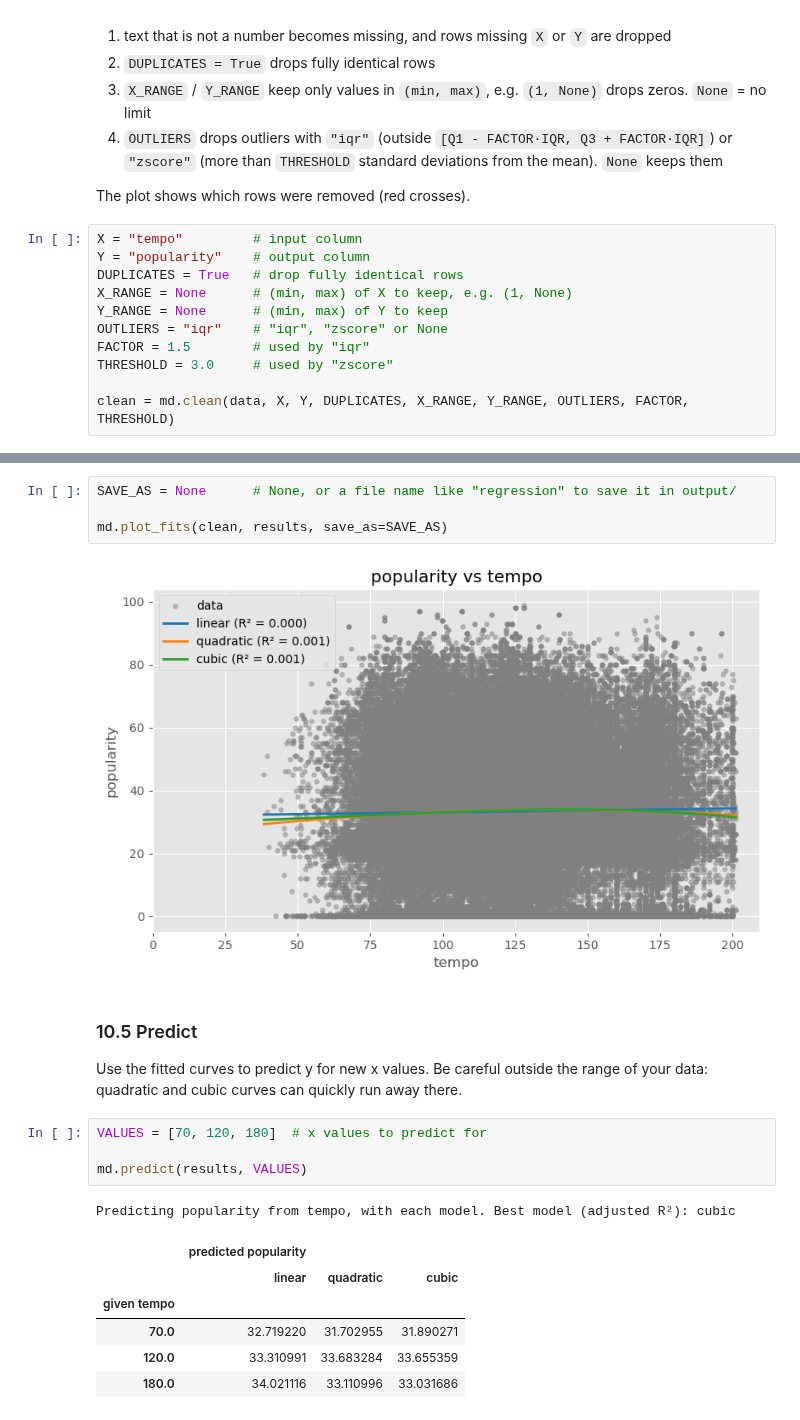
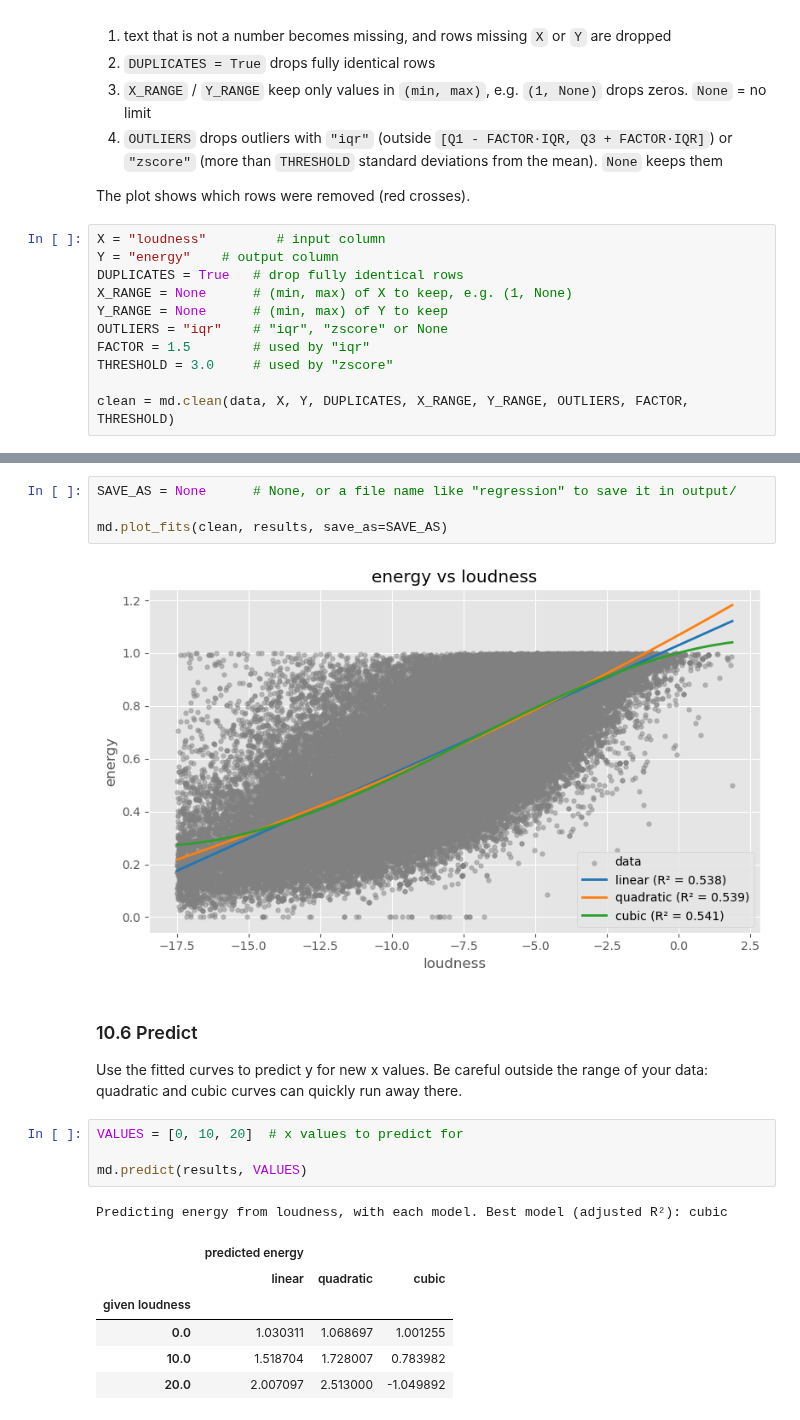
Before and after one commit to Telmo-Claro/ds_toolkit, a Jupyter notebook: main.ipynb, the cells around one changed output, grey strips where cells are left out. Saved outputs shown, nothing was run; the diff lists cells and outputs as text.

```diff
--- a/main.ipynb
+++ b/main.ipynb
@@ -442,8 +443,8 @@ Removes the rows that would distort the fit. Cleaning only looks at `X` and `Y`,
 
 The plot shows which rows were removed (red crosses).
 # %%
-X = "tempo"         # input column
-Y = "popularity"    # output column
+X = "loudness"         # input column
+Y = "energy"    # output column
 DUPLICATES = True   # drop fully identical rows
 X_RANGE = None      # (min, max) of X to keep, e.g. (1, None)
 Y_RANGE = None      # (min, max) of Y to keep
@@ -489,19 +514,19 @@ SAVE_AS = None      # None, or a file name like "regression" to save it in outpu
 
 md.plot_fits(clean, results, save_as=SAVE_AS)
 # %% [output]
-[figure, old version]
+[figure, new version]
 # %% [markdown]
-### <a id="105-predict"></a>10.5 Predict
+### <a id="106-predict"></a>10.6 Predict
 Use the fitted curves to predict y for new x values. Be careful outside the range of your data: quadratic and cubic curves can quickly run away there.
 # %%
-VALUES = [70, 120, 180]  # x values to predict for
+VALUES = [0, 10, 20]  # x values to predict for
 
 md.predict(results, VALUES)
 # %% [output]
-Predicting popularity from tempo, with each model. Best model (adjusted R²): cubic
+Predicting energy from loudness, with each model. Best model (adjusted R²): cubic
-|  | predicted popularity |  |  |
+|  | predicted energy |  |  |
 |  | linear | quadratic | cubic |
-| given tempo |  |  |  |
-| 70.0 | 32.719220 | 31.702955 | 31.890271 |
-| 120.0 | 33.310991 | 33.683284 | 33.655359 |
-| 180.0 | 34.021116 | 33.110996 | 33.031686 |
+| given loudness |  |  |  |
+| 0.0 | 1.030311 | 1.068697 | 1.001255 |
+| 10.0 | 1.518704 | 1.728007 | 0.783982 |
+| 20.0 | 2.007097 | 2.513000 | -1.049892 |
```
Also changed, not shown: parts of 7 cells of this notebook, 1 other file.
